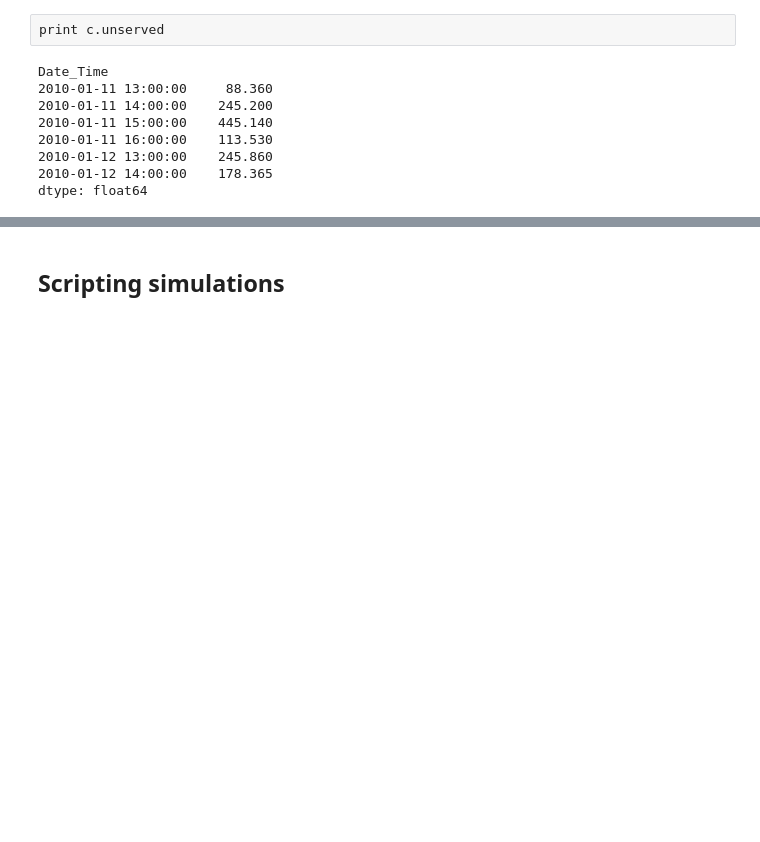
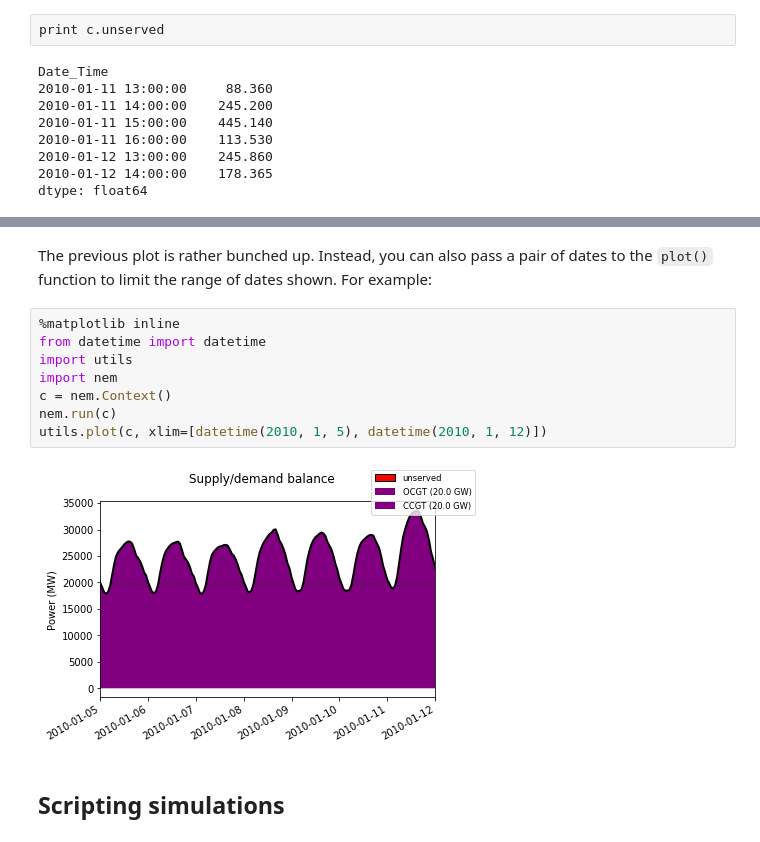
Before and after one commit to bje-/NEMO, a Jupyter notebook: guide.ipynb, the cells around one changed output, grey strips where cells are left out. Cells and saved outputs as stored; diff of their text form; blank space fills up the shorter version.

```diff
--- a/guide.ipynb
+++ b/guide.ipynb
@@ -59,3 +72,15 @@ dtype: float64
+# %% [markdown]
+The previous plot is rather bunched up. Instead, you can also pass a pair of dates to the `plot()` function to limit the range of dates shown. For example:
+# %%
+%matplotlib inline
+from datetime import datetime
+import utils
+import nem
+c = nem.Context()
+nem.run(c)
+utils.plot(c, xlim=[datetime(2010, 1, 5), datetime(2010, 1, 12)])
+# %% [output]
+[figure, added]
 # %% [markdown]
 ## Scripting simulations
 # %% [markdown]
```
Also changed, not shown: parts of 3 cells of this notebook.
